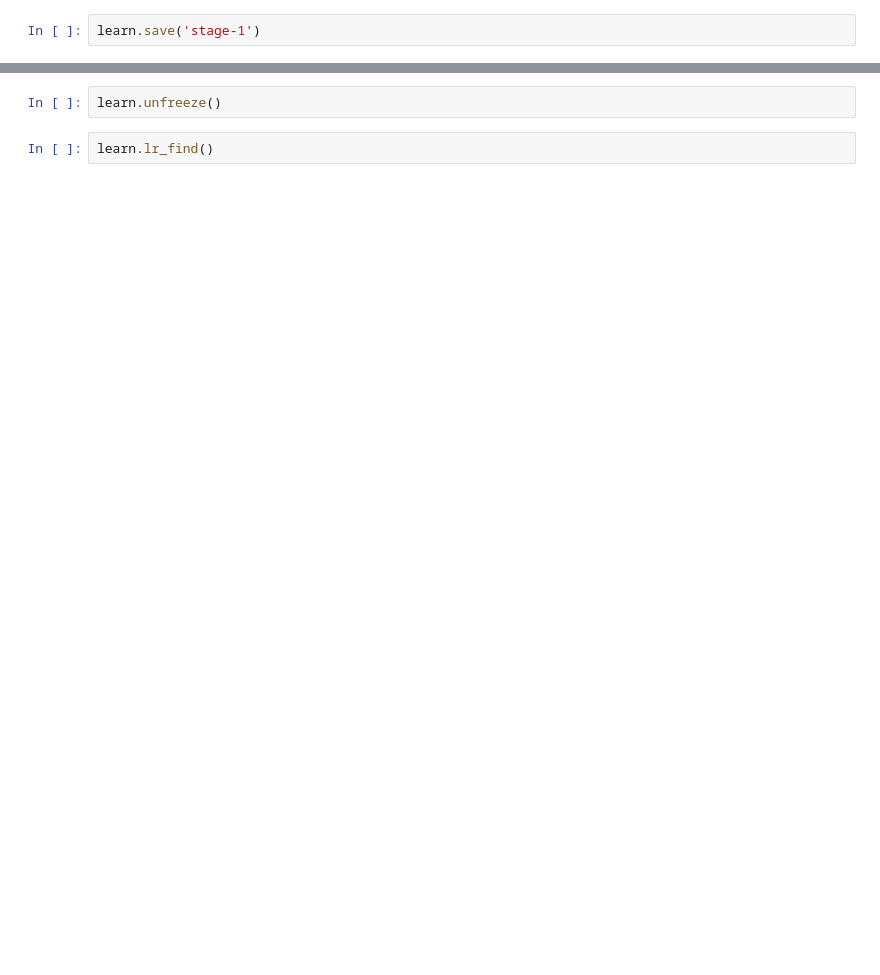
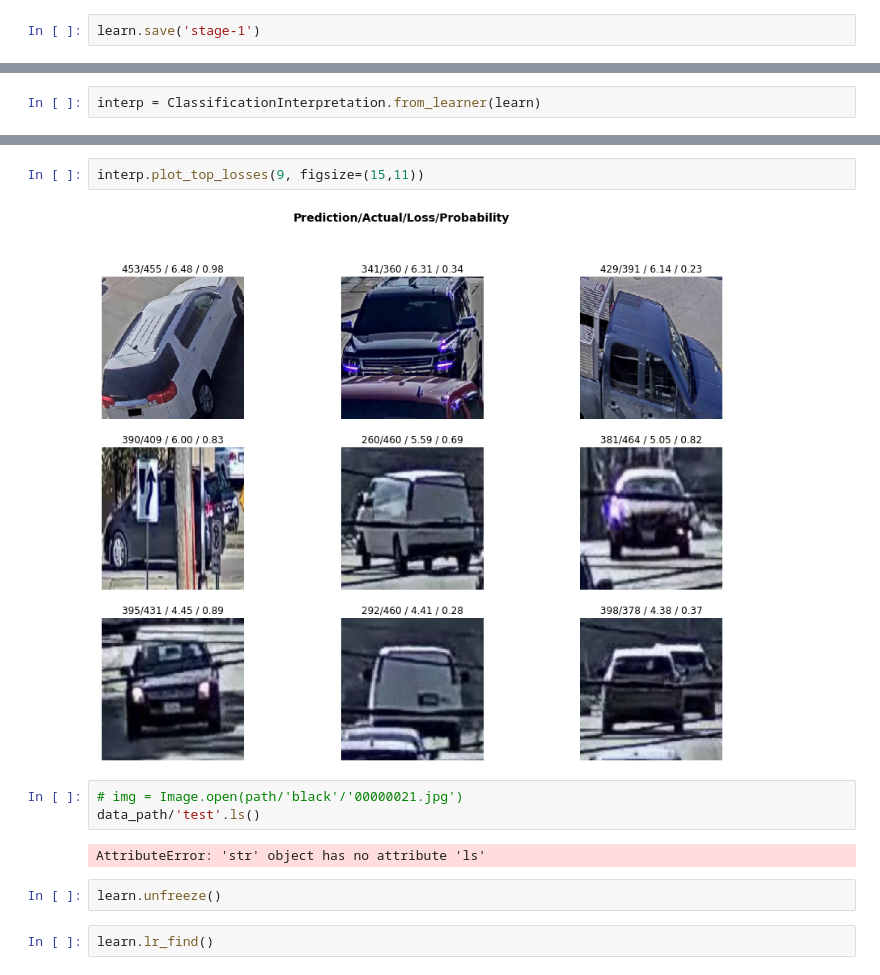
Before and after one commit to anurag3/ai-city-2020, a Jupyter notebook: Nvidia_AICITY_Challenge.ipynb, the cells around one changed output, grey strips where cells are left out. Saved outputs shown, nothing was run; the diff lists cells and outputs as text; blank space fills up the shorter version.

```diff
--- a/Nvidia_AICITY_Challenge.ipynb
+++ b/Nvidia_AICITY_Challenge.ipynb
@@ -99,0 +124,2 @@ learn.save('stage-1')
+# %%
+interp = ClassificationInterpretation.from_learner(learn)
@@ -100,3 +128,12 @@ learn.save('stage-1')
+# %%
+interp.plot_top_losses(9, figsize=(15,11))
+# %% [output]
+[figure, added]
+# %%
+# img = Image.open(path/'black'/'00000021.jpg')
+data_path/'test'.ls()
+# %% [output]
+AttributeError: 'str' object has no attribute 'ls'
 # %%
 learn.unfreeze()
 # %%
```
Also changed, not shown: parts of 14 cells of this notebook, 1 other file.
